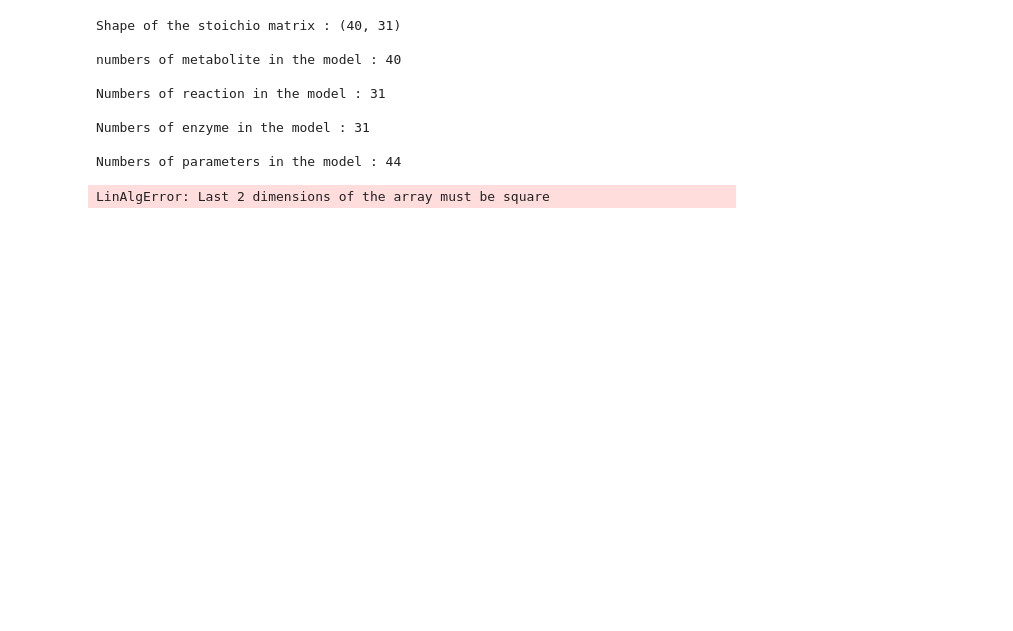
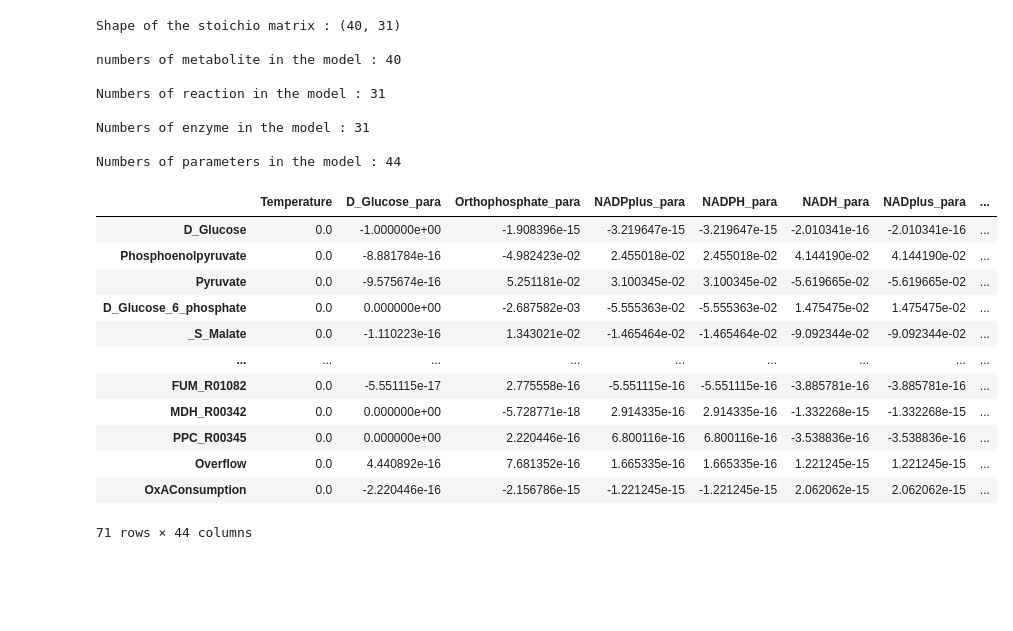
Before and after one commit to tuturax/BadAss, a Jupyter notebook: test_class.ipynb, the cells around one changed output. Cells and saved outputs as stored; diff of their text form; code cells hidden in the pictures; blank space fills up the shorter version.

```diff
--- a/test_class.ipynb
+++ b/test_class.ipynb
@@ -640,11 +631,22 @@ Numbers of reaction in the model : 31
 Numbers of enzyme in the model : 31
 
 Numbers of parameters in the model : 44
-# %%
-for index in momo.MI_group().index :
-    print(index)
-# %% [output]
-LinAlgError: Last 2 dimensions of the array must be square
+# %%
+momo.R
+# %% [output]
+|  | Temperature | D_Glucose_para | Orthophosphate_para | NADPplus_para | NADPH_para | NADH_para | NADplus_para | ... |
+| D_Glucose | 0.0 | -1.000000e+00 | -1.908396e-15 | -3.219647e-15 | -3.219647e-15 | -2.010341e-16 | -2.010341e-16 | ... |
+| Phosphoenolpyruvate | 0.0 | -8.881784e-16 | -4.982423e-02 | 2.455018e-02 | 2.455018e-02 | 4.144190e-02 | 4.144190e-02 | ... |
+| Pyruvate | 0.0 | -9.575674e-16 | 5.251181e-02 | 3.100345e-02 | 3.100345e-02 | -5.619665e-02 | -5.619665e-02 | ... |
+| D_Glucose_6_phosphate | 0.0 | 0.000000e+00 | -2.687582e-03 | -5.555363e-02 | -5.555363e-02 | 1.475475e-02 | 1.475475e-02 | ... |
+| _S_Malate | 0.0 | -1.110223e-16 | 1.343021e-02 | -1.465464e-02 | -1.465464e-02 | -9.092344e-02 | -9.092344e-02 | ... |
+| ... | ... | ... | ... | ... | ... | ... | ... | ... |
+| FUM_R01082 | 0.0 | -5.551115e-17 | 2.775558e-16 | -5.551115e-16 | -5.551115e-16 | -3.885781e-16 | -3.885781e-16 | ... |
+| MDH_R00342 | 0.0 | 0.000000e+00 | -5.728771e-18 | 2.914335e-16 | 2.914335e-16 | -1.332268e-15 | -1.332268e-15 | ... |
+| PPC_R00345 | 0.0 | 0.000000e+00 | 2.220446e-16 | 6.800116e-16 | 6.800116e-16 | -3.538836e-16 | -3.538836e-16 | ... |
+| Overflow | 0.0 | 4.440892e-16 | 7.681352e-16 | 1.665335e-16 | 1.665335e-16 | 1.221245e-15 | 1.221245e-15 | ... |
+| OxAConsumption | 0.0 | -2.220446e-16 | -2.156786e-15 | -1.221245e-15 | -1.221245e-15 | 2.062062e-15 | 2.062062e-15 | ... |
+71 rows × 44 columns
 # %% [markdown]
 ### <font color='white'> [2.2.1] Updating the dataframe of the sampling data </font>
 # %%
```
Also changed, not shown: parts of 25 cells of this notebook, 1 other file.
